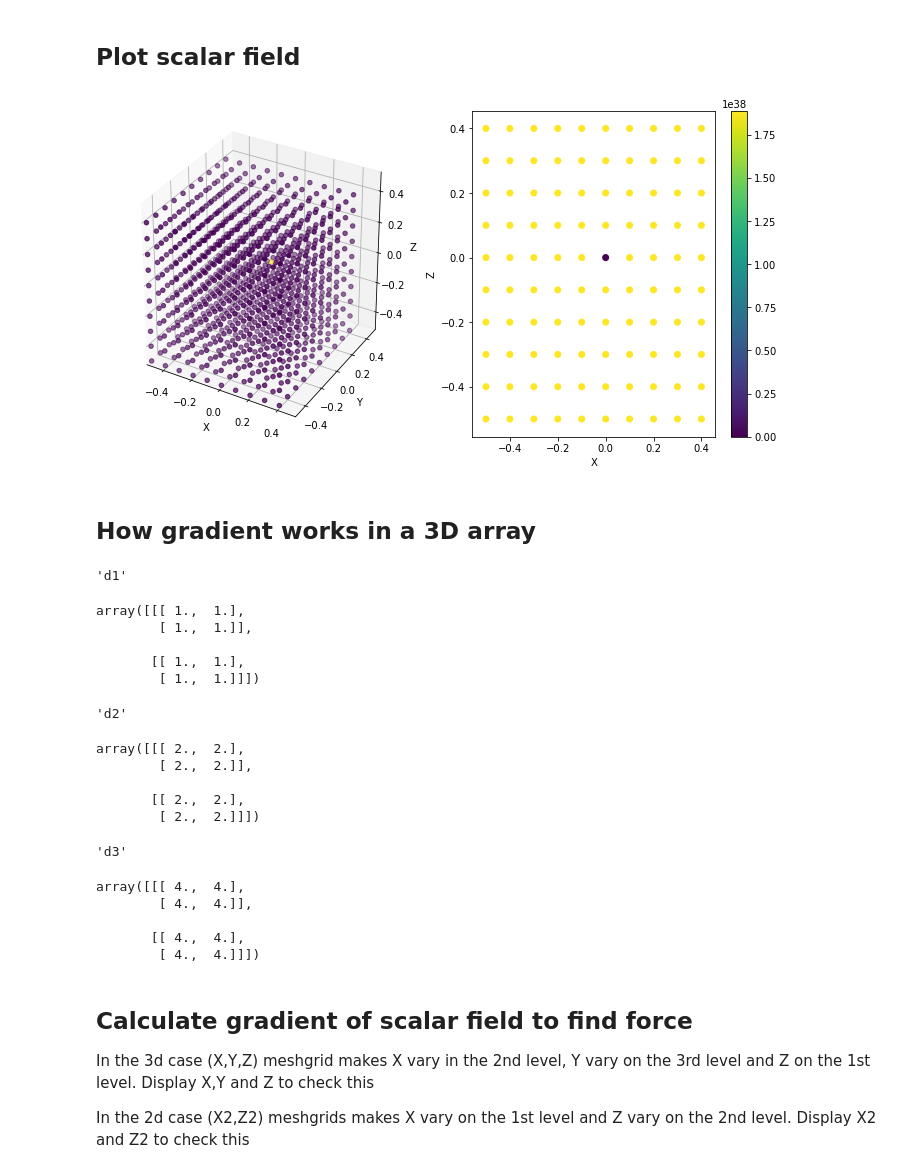
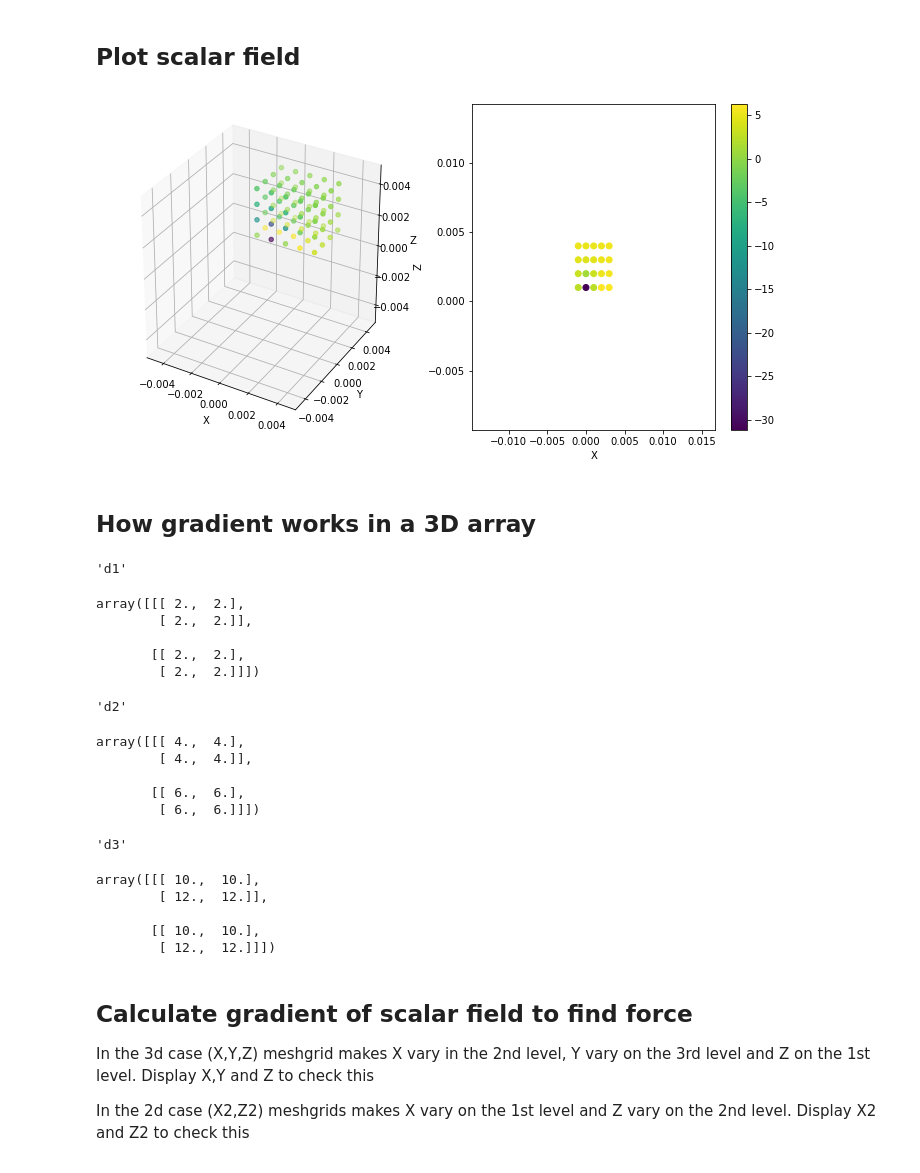
Before and after one commit to rmorenoga/Testing, a Jupyter notebook: Magnet/Python/Dipole.ipynb, the cells around one changed output. Saved outputs shown, nothing was run; the diff lists cells and outputs as text; code cells hidden in the pictures.

```diff
--- a/Magnet/Python/Dipole.ipynb
+++ b/Magnet/Python/Dipole.ipynb
@@ -17,14 +17,13 @@ u0 = pi*4.0e-7 # N/Am
 # %%
-D = 1.0/8;  # Inches?
-t = 0.5; # Inches?
-u0 = pi*4.0e-7 # N/Am
-Br = 1.32e4 # Gauss
+D = 1/2.0;  # Inches?
+t = 1/8.0; # Inches?
+Br = 13200 # Gauss
 # %% [markdown]
 ## Field generating dipole moment
 # %%
 # POSITION/DIRECTION PARAMETERS
 # Position of dipole (r0) in meters
-x0 = 0.0; y0 = 0.1; z0 = 0.0;
+x0 = 0.0; y0 = 0.0; z0 = 0.0;
 r0Vec = np.array([x0, y0, z0])
 # Direction of dipole
 # will be normalized
@@ -37,14 +36,14 @@ mVec = dipMomentVec2(m, dirvec)
 # %% [markdown]
  ## Create a mesh of points and find field at them
 # %%
-x = np.arange(-0.5, 0.5, 0.1)
-y = np.arange(-0.5, 0.5, 0.1)
-z = np.arange(-0.5, 0.5, 0.1)
+x = np.arange(-0.001, 0.004, 0.001)
+y = np.arange(0.001, 0.005, 0.001)
+z = np.arange(0.001, 0.005, 0.001)
 X,Y,Z = np.meshgrid(x,y,z)
 Bx,By,Bz = dipfield2(mVec,r0Vec,X,Y,Z)
 # Do the same for 2D slice
 X2,Z2 = np.meshgrid(x,z)
-Bx2,By2,Bz2 = dipfield2(mVec,r0Vec,X2,0.1,Z2)
+Bx2,By2,Bz2 = dipfield2(mVec,r0Vec,X2,0,Z2)
 # %% [markdown]
 ## Plot first dipole field
 # %%
@@ -85,26 +84,26 @@ mdotB2 = dotproduct(mVec2[0],mVec2[1],mVec2[2],Bx2,By2,Bz2)
 # %%
 fig2 = plt.figure(figsize=(12, 6))
 ax2 = [fig2.add_subplot(121, projection='3d'),
       fig2.add_subplot(122)]
-ax2[0].set_xlim(-0.5, 0.5)
-ax2[0].set_ylim(-0.5, 0.5)
-ax2[0].set_zlim(-0.5, 0.5)
+ax2[0].set_xlim(-0.005, 0.005)
+ax2[0].set_ylim(-0.005, 0.005)
+ax2[0].set_zlim(-0.005, 0.005)
 ax2[0].set_xlabel('X')
 ax2[0].set_ylabel('Y')
 ax2[0].set_zlabel('Z')
 scat = ax2[0].scatter(X,Y,Z,c = mdotB)
 fig2.colorbar(scat)
 # 2D slice
 ax2[1].set_xlabel('X')
 ax2[1].set_ylabel('Z')
 ax2[1].scatter(X2,Z2,c = mdotB2)
 plt.show()
 # %% [output]
-[figure, old version]
+[figure, new version]
 # %% [markdown]
 ## How gradient works in a 3D array
 # %%
-k = np.array([[[1 ,2],[3,4]],[[5,6],[7,8]]])
+k = np.array([[[1,3],[5,7]],[[11,13],[17,19]]])
 d3,d2,d1 = np.gradient(k)
 # d1 calculates difference of the 1st level arrays that is [[[->1,->2],[3,4]],[[5,6],[7,8]]]
 display("d1",d1)
@@ -114,23 +113,23 @@ display("d2",d2)
 display("d3",d3)
 # %% [output]
 'd1'
-array([[[ 1.,  1.],
-        [ 1.,  1.]],
+array([[[ 2.,  2.],
+        [ 2.,  2.]],
 
-       [[ 1.,  1.],
-        [ 1.,  1.]]])
+       [[ 2.,  2.],
+        [ 2.,  2.]]])
 'd2'
-array([[[ 2.,  2.],
-        [ 2.,  2.]],
+array([[[ 4.,  4.],
+        [ 4.,  4.]],
 
-       [[ 2.,  2.],
-        [ 2.,  2.]]])
+       [[ 6.,  6.],
+        [ 6.,  6.]]])
 'd3'
-array([[[ 4.,  4.],
-        [ 4.,  4.]],
+array([[[ 10.,  10.],
+        [ 12.,  12.]],
 
-       [[ 4.,  4.],
-        [ 4.,  4.]]])
+       [[ 10.,  10.],
+        [ 12.,  12.]]])
 # %% [markdown]
 ## Calculate gradient of scalar field to find force
 In the 3d case (X,Y,Z) meshgrid makes X vary in the 2nd level, Y vary on the 3rd level and Z on the 1st level.
```
Also changed, not shown: parts of 8 cells of this notebook.
